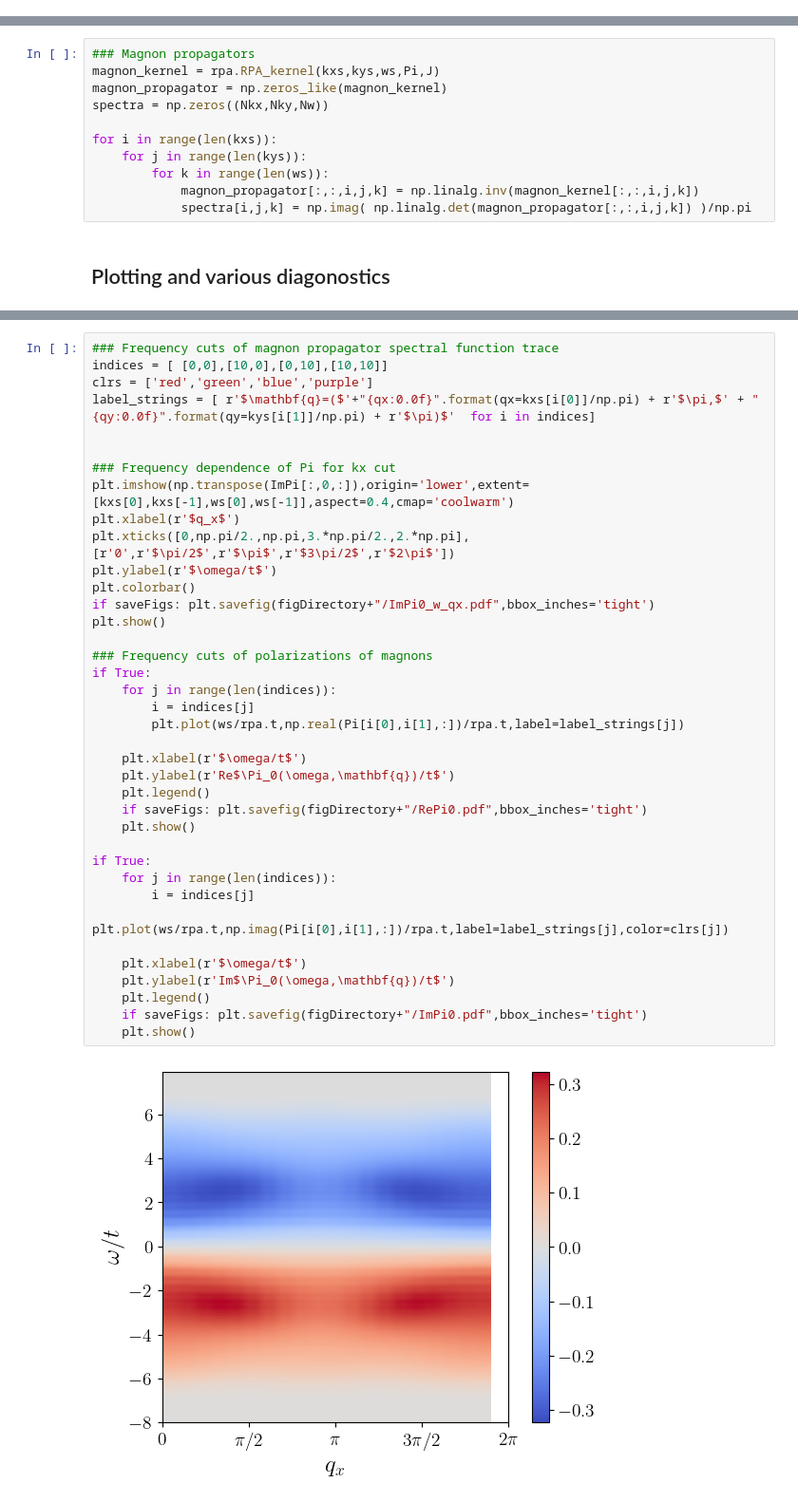
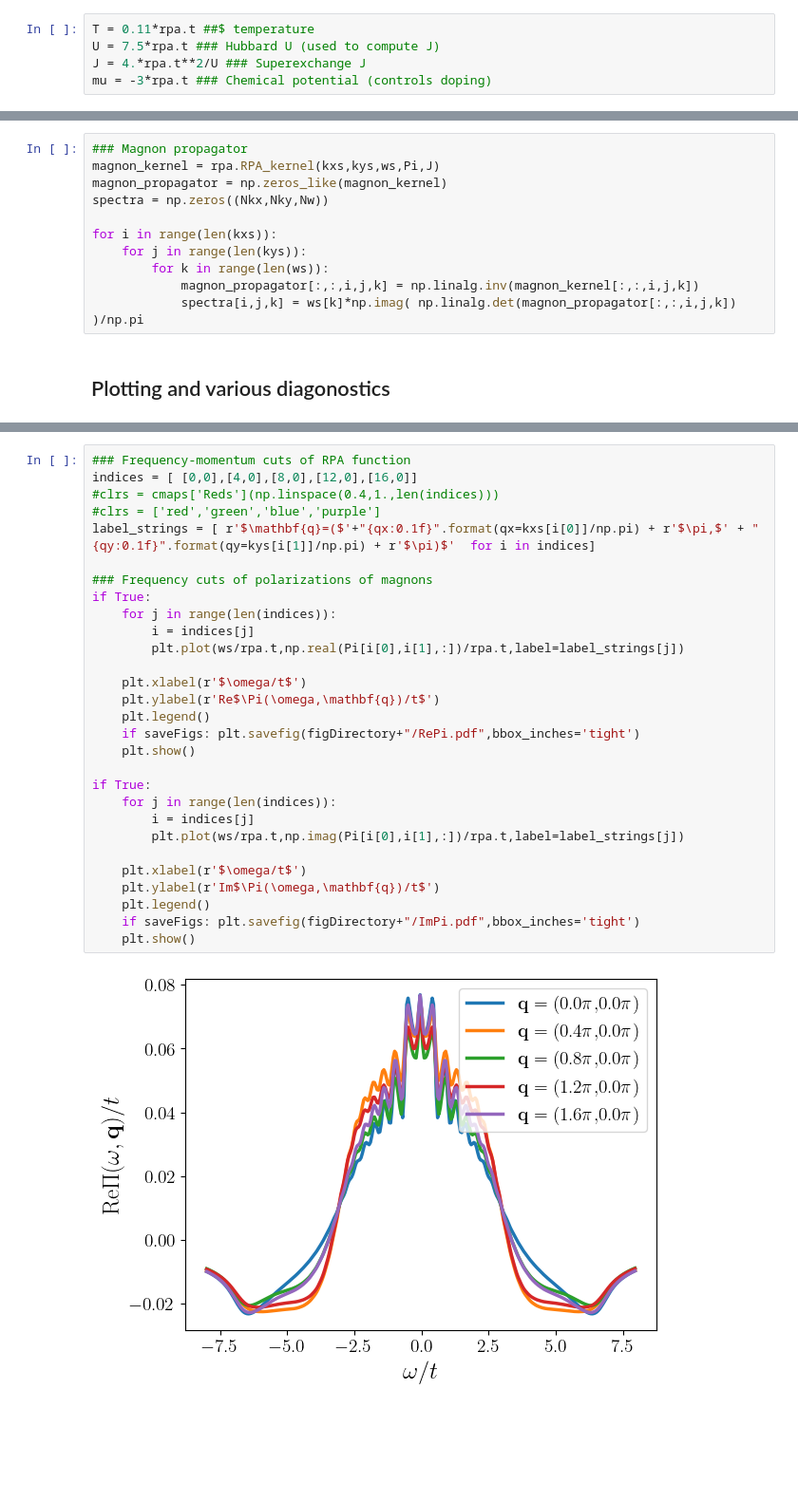
Before and after one commit to j-curtis/holes_and_magnons, a Jupyter notebook: Magnon_RPA_plots.ipynb, the cells around one changed output, grey strips where cells are left out. Shown at 95% size. Drawn from its saved outputs; the diff is of its cells as text; blank space fills up the shorter version.

Commit message:
Streamlined plotting.

```diff
--- a/Magnon_RPA_plots.ipynb
+++ b/Magnon_RPA_plots.ipynb
@@ -127,0 +26,5 @@ if True:
+# %%
+T = 0.11*rpa.t ##$ temperature
+U = 7.5*rpa.t ### Hubbard U (used to compute J)
+J = 4.*rpa.t**2/U ### Superexchange J
+mu = -3*rpa.t ### Chemical potential (controls doping)
@@ -155,7 +67,7 @@ Hole doping: 18.3%
 ImPi = rpa.calc_ImPi(kxs,kys,ws,A,mu,T)
 Pi = rpa.Kramers_Kronig(ws,ImPi)
 # %%
-### Magnon propagators
+### Magnon propagator
 magnon_kernel = rpa.RPA_kernel(kxs,kys,ws,Pi,J)
 magnon_propagator = np.zeros_like(magnon_kernel)
 spectra = np.zeros((Nkx,Nky,Nw))
@@ -164,6 +76,6 @@ for i in range(len(kxs)):
     for j in range(len(kys)):
         for k in range(len(ws)):
             magnon_propagator[:,:,i,j,k] = np.linalg.inv(magnon_kernel[:,:,i,j,k])
-            spectra[i,j,k] = np.imag( np.linalg.det(magnon_propagator[:,:,i,j,k]) )/np.pi
+            spectra[i,j,k] = ws[k]*np.imag( np.linalg.det(magnon_propagator[:,:,i,j,k]) )/np.pi
 # %% [markdown]
 ## Plotting and various diagonostics
@@ -170,40 +93,31 @@ for i in range(len(kxs)):
 # %%
-### Frequency cuts of magnon propagator spectral function trace
-indices = [ [0,0],[10,0],[0,10],[10,10]]
-clrs = ['red','green','blue','purple']
-label_strings = [ r'$\mathbf{q}=($'+"{qx:0.0f}".format(qx=kxs[i[0]]/np.pi) + r'$\pi,$' + "{qy:0.0f}".format(qy=kys[i[1]]/np.pi) + r'$\pi)$'  for i in indices]
-
-
-### Frequency dependence of Pi for kx cut
-plt.imshow(np.transpose(ImPi[:,0,:]),origin='lower',extent=[kxs[0],kxs[-1],ws[0],ws[-1]],aspect=0.4,cmap='coolwarm')
-plt.xlabel(r'$q_x$')
-plt.xticks([0,np.pi/2.,np.pi,3.*np.pi/2.,2.*np.pi],[r'0',r'$\pi/2$',r'$\pi$',r'$3\pi/2$',r'$2\pi$'])
-plt.ylabel(r'$\omega/t$')
-plt.colorbar()
-if saveFigs: plt.savefig(figDirectory+"/ImPi0_w_qx.pdf",bbox_inches='tight')
-plt.show()
+### Frequency-momentum cuts of RPA function
+indices = [ [0,0],[4,0],[8,0],[12,0],[16,0]]
+#clrs = cmaps['Reds'](np.linspace(0.4,1.,len(indices)))
+#clrs = ['red','green','blue','purple']
+label_strings = [ r'$\mathbf{q}=($'+"{qx:0.1f}".format(qx=kxs[i[0]]/np.pi) + r'$\pi,$' + "{qy:0.1f}".format(qy=kys[i[1]]/np.pi) + r'$\pi)$'  for i in indices]
 
 ### Frequency cuts of polarizations of magnons
 if True:
     for j in range(len(indices)):
         i = indices[j]
         plt.plot(ws/rpa.t,np.real(Pi[i[0],i[1],:])/rpa.t,label=label_strings[j])
 
     plt.xlabel(r'$\omega/t$')
-    plt.ylabel(r'Re$\Pi_0(\omega,\mathbf{q})/t$')
+    plt.ylabel(r'Re$\Pi(\omega,\mathbf{q})/t$')
     plt.legend()
-    if saveFigs: plt.savefig(figDirectory+"/RePi0.pdf",bbox_inches='tight')
+    if saveFigs: plt.savefig(figDirectory+"/RePi.pdf",bbox_inches='tight')
     plt.show()
 
 if True:
     for j in range(len(indices)):
         i = indices[j]
-        plt.plot(ws/rpa.t,np.imag(Pi[i[0],i[1],:])/rpa.t,label=label_strings[j],color=clrs[j])
+        plt.plot(ws/rpa.t,np.imag(Pi[i[0],i[1],:])/rpa.t,label=label_strings[j])
 
     plt.xlabel(r'$\omega/t$')
-    plt.ylabel(r'Im$\Pi_0(\omega,\mathbf{q})/t$')
+    plt.ylabel(r'Im$\Pi(\omega,\mathbf{q})/t$')
     plt.legend()
-    if saveFigs: plt.savefig(figDirectory+"/ImPi0.pdf",bbox_inches='tight')
+    if saveFigs: plt.savefig(figDirectory+"/ImPi.pdf",bbox_inches='tight')
     plt.show()
 # %% [output]
-[figure, old version]
+[figure, new version]
```
Also changed, not shown: parts of 18 cells of this notebook, 1 other file.
